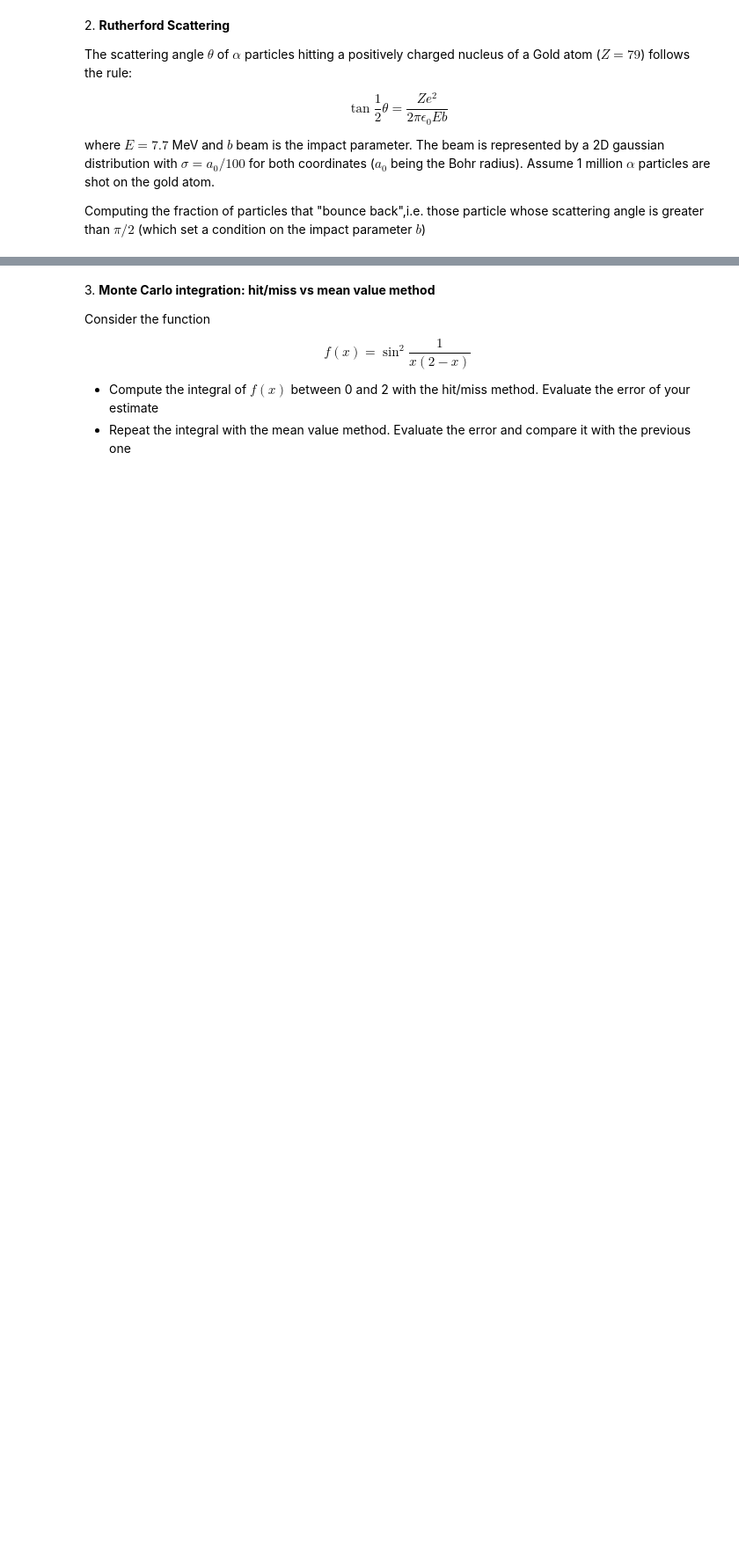
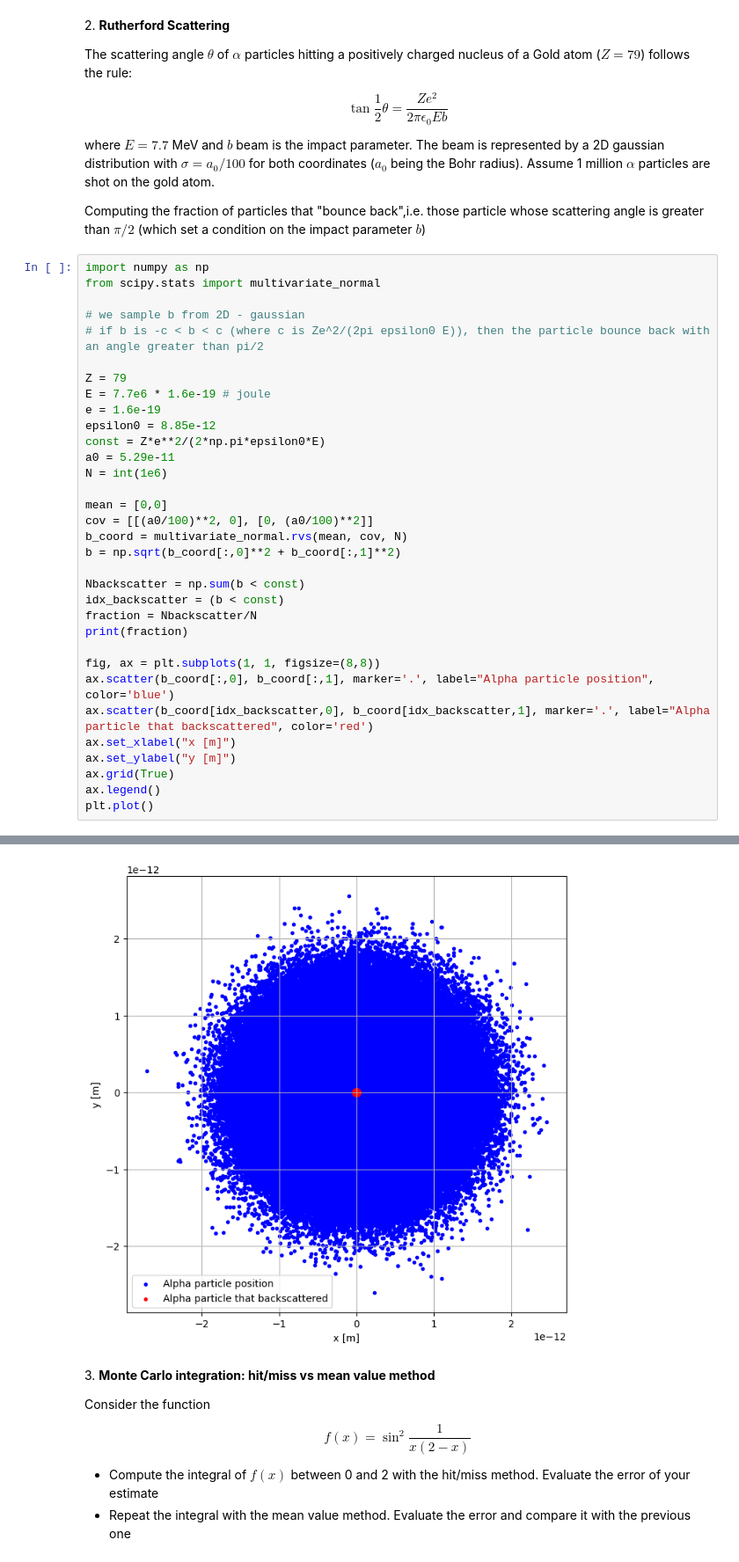
Before and after one commit to DanieleGhezzi25/LaboratoryOfComputationalPhysics_Y8, a Jupyter notebook: 10ex_MonteCarlo.ipynb, the cells around one changed output, grey strips where cells are left out. Shown at 88% size. Cells and saved outputs as stored; diff of their text form; blank space fills up the shorter version.

```diff
--- a/10ex_MonteCarlo.ipynb
+++ b/10ex_MonteCarlo.ipynb
@@ -116,3 +116,37 @@ $$
 where $E=7.7$ MeV and $b$ beam is the impact parameter. The beam is represented by a 2D gaussian distribution with $\sigma=a_0/100$ for both coordinates ($a_0$ being the Bohr radius). Assume 1 million $\alpha$ particles are shot on the gold atom.
 
 Computing the fraction of particles that "bounce back",i.e. those particle whose scattering angle is greater than $\pi/2$ (which set a condition on the impact parameter $b$)
+# %%
+import numpy as np
+from scipy.stats import multivariate_normal
+
+# we sample b from 2D - gaussian
+# if b is -c < b < c (where c is Ze^2/(2pi epsilon0 E)), then the particle bounce back with an angle greater than pi/2
+
+Z = 79
+E = 7.7e6 * 1.6e-19 # joule
+e = 1.6e-19
+epsilon0 = 8.85e-12
+const = Z*e**2/(2*np.pi*epsilon0*E)
+a0 = 5.29e-11
+N = int(1e6)
+
+mean = [0,0]
+cov = [[(a0/100)**2, 0], [0, (a0/100)**2]]
+b_coord = multivariate_normal.rvs(mean, cov, N)
+b = np.sqrt(b_coord[:,0]**2 + b_coord[:,1]**2)
+
+Nbackscatter = np.sum(b < const)
+idx_backscatter = (b < const)
+fraction = Nbackscatter/N
+print(fraction)
+
+fig, ax = plt.subplots(1, 1, figsize=(8,8))
+ax.scatter(b_coord[:,0], b_coord[:,1], marker='.', label="Alpha particle position", color='blue')
+ax.scatter(b_coord[idx_backscatter,0], b_coord[idx_backscatter,1], marker='.', label="Alpha particle that backscattered", color='red')
+ax.set_xlabel("x [m]")
+ax.set_ylabel("y [m]")
+ax.grid(True)
+ax.legend()
+plt.plot()
+# %% [output]
@@ -119,3 +155,4 @@ Computing the fraction of particles that "bounce back",i.e. those particle whose
+[figure, added]
 # %% [markdown]
 3\. **Monte Carlo integration: hit/miss vs mean value method**
 
```
Also changed, not shown: parts of 1 cell of this notebook.
